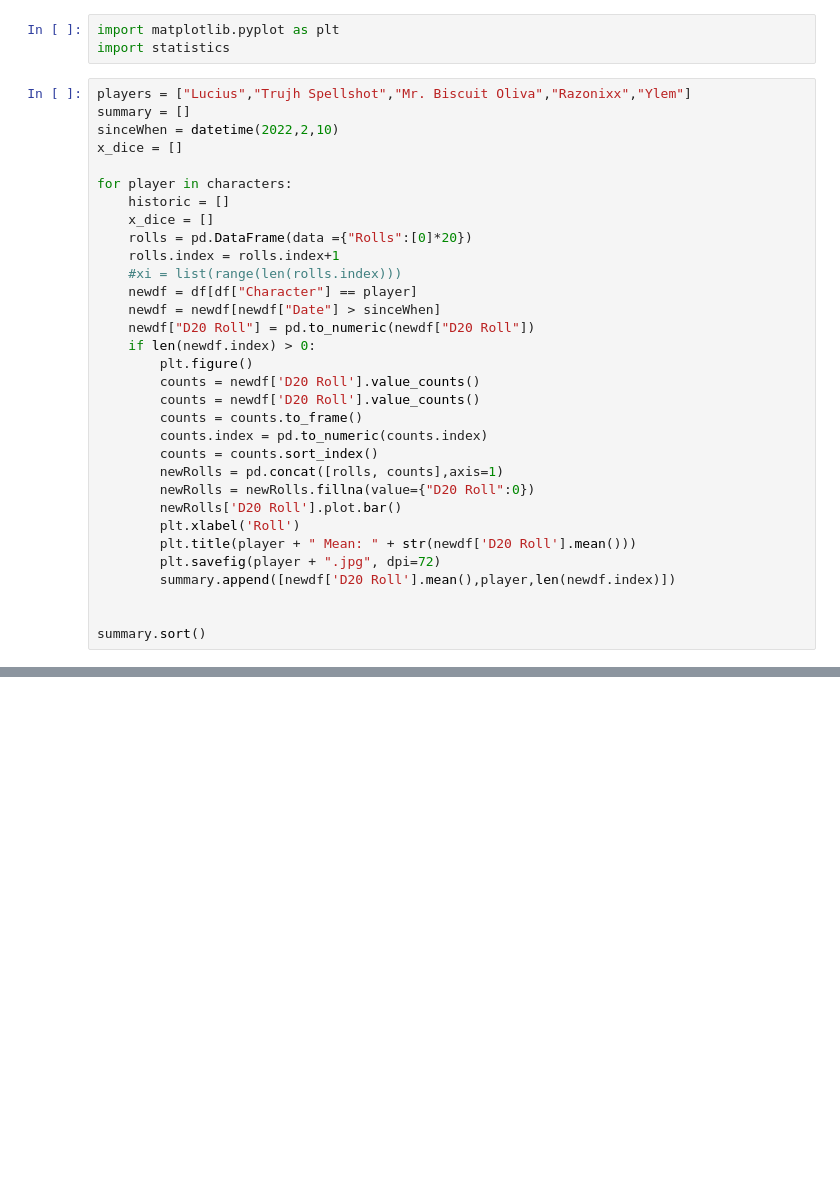
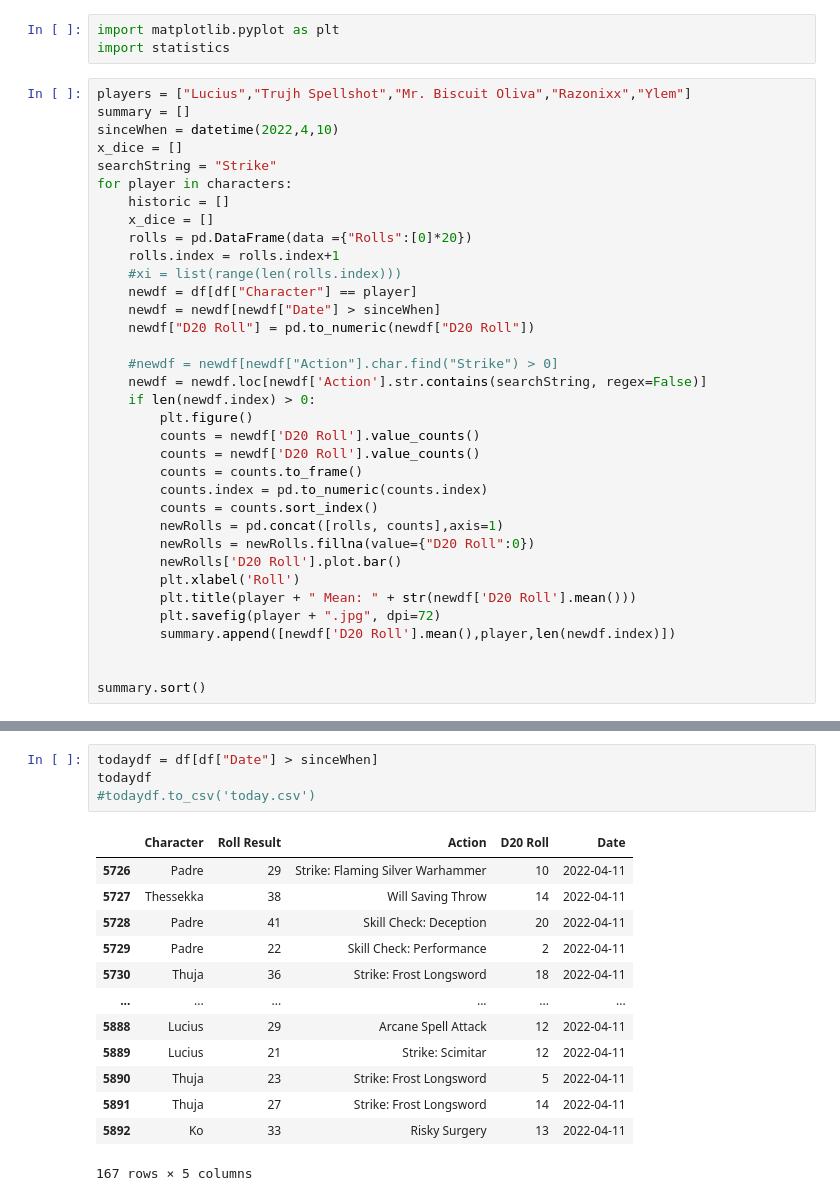
Before and after one commit to jpcg698/PF2e-campaign-analysis, a Jupyter notebook: roll.ipynb, the cells around one changed output, grey strips where cells are left out. Saved outputs shown, nothing was run; the diff lists cells and outputs as text; blank space fills up the shorter version.

```diff
--- a/roll.ipynb
+++ b/roll.ipynb
@@ -45,9 +80,9 @@ import statistics
 # %%
 players = ["Lucius","Trujh Spellshot","Mr. Biscuit Oliva","Razonixx","Ylem"]
 summary = []
-sinceWhen = datetime(2022,2,10)
+sinceWhen = datetime(2022,4,10)
 x_dice = []
-
+searchString = "Strike"
 for player in characters:
     historic = []
     x_dice = []
@@ -57,6 +92,9 @@ for player in characters:
     newdf = df[df["Character"] == player]
     newdf = newdf[newdf["Date"] > sinceWhen]
     newdf["D20 Roll"] = pd.to_numeric(newdf["D20 Roll"])
+
+    #newdf = newdf[newdf["Action"].char.find("Strike") > 0]
+    newdf = newdf.loc[newdf['Action'].str.contains(searchString, regex=False)]
     if len(newdf.index) > 0:
         plt.figure()
         counts = newdf['D20 Roll'].value_counts()
@@ -77,3 +121,21 @@ summary.sort()
+# %%
+todaydf = df[df["Date"] > sinceWhen]
+todaydf
+#todaydf.to_csv('today.csv')
+# %% [output]
+|  | Character | Roll Result | Action | D20 Roll | Date |
+| 5726 | Padre | 29 | Strike: Flaming Silver Warhammer | 10 | 2022-04-11 |
+| 5727 | Thessekka | 38 | Will Saving Throw | 14 | 2022-04-11 |
+| 5728 | Padre | 41 | Skill Check: Deception | 20 | 2022-04-11 |
+| 5729 | Padre | 22 | Skill Check: Performance | 2 | 2022-04-11 |
+| 5730 | Thuja | 36 | Strike: Frost Longsword | 18 | 2022-04-11 |
+| ... | ... | ... | ... | ... | ... |
+| 5888 | Lucius | 29 | Arcane Spell Attack | 12 | 2022-04-11 |
+| 5889 | Lucius | 21 | Strike: Scimitar | 12 | 2022-04-11 |
+| 5890 | Thuja | 23 | Strike: Frost Longsword | 5 | 2022-04-11 |
+| 5891 | Thuja | 27 | Strike: Frost Longsword | 14 | 2022-04-11 |
+| 5892 | Ko | 33 | Risky Surgery | 13 | 2022-04-11 |
+167 rows × 5 columns
 # %%
 summary.reverse()
 summary
```
Also changed, not shown: parts of 7 cells of this notebook.
